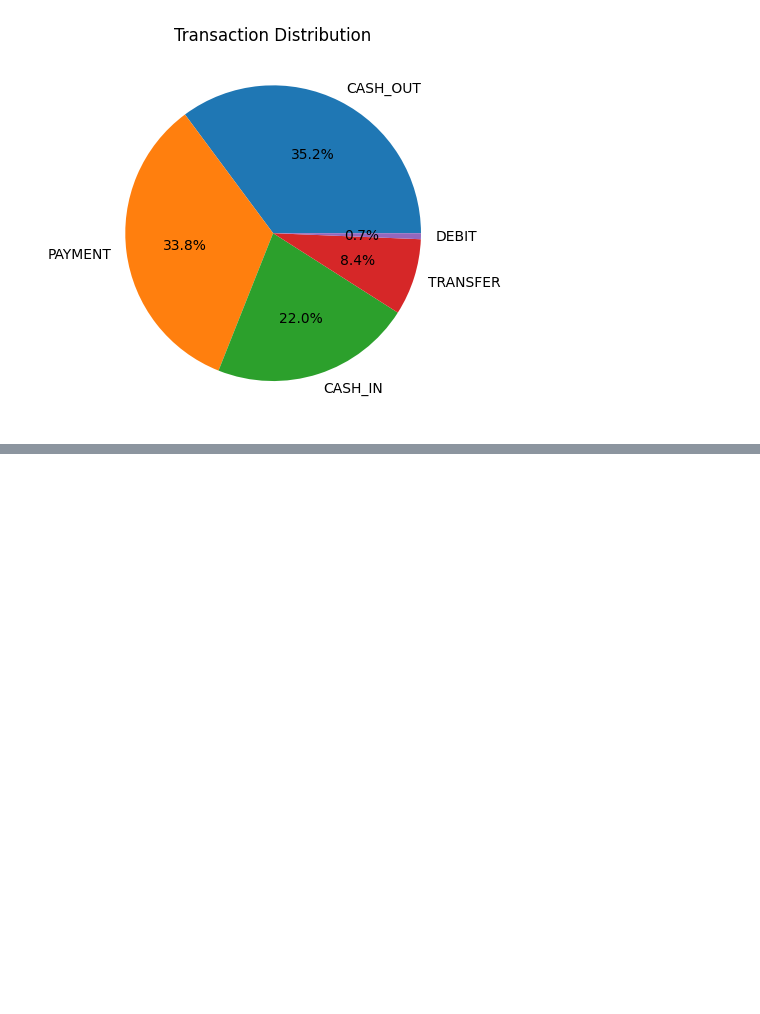
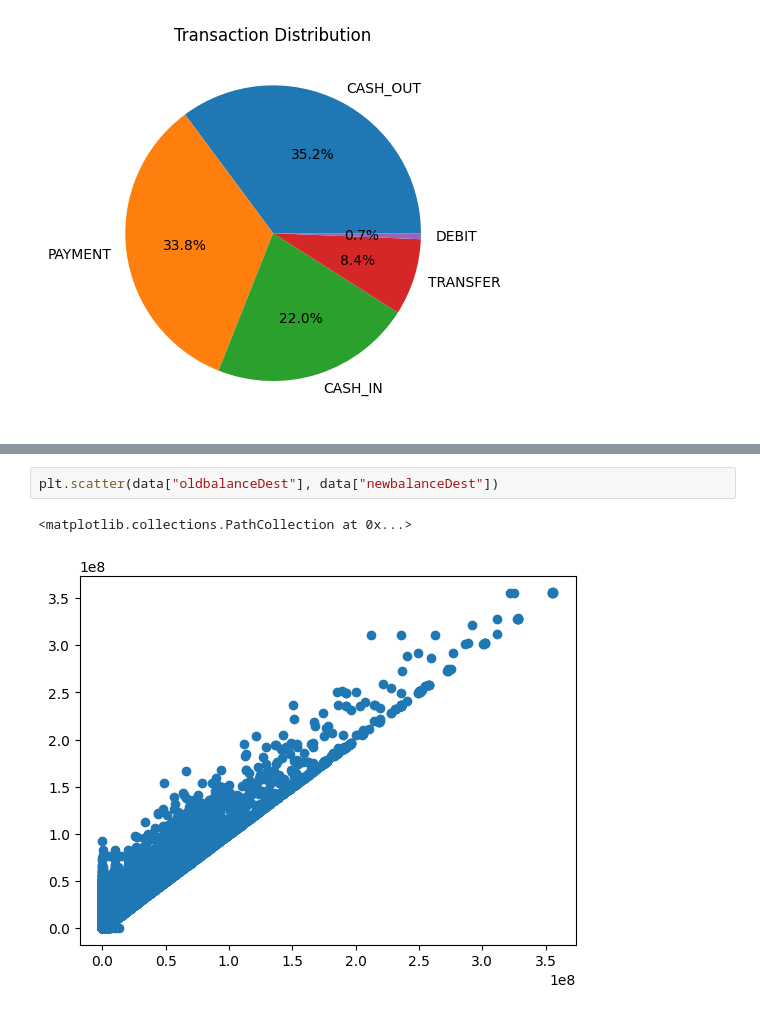
Before and after one commit to CZhakshylykova/MM0004-falcon-eye, a Jupyter notebook: submissions/sds-members/cholpon-zhakshylyova/cholpon_zhakshylykova_finfraud_mission.ipynb, the cells around one changed output, grey strips where cells are left out. Drawn from its saved outputs; the diff is of its cells as text; blank space fills up the shorter version.

```diff
--- a/submissions/sds-members/cholpon-zhakshylyova/cholpon_zhakshylykova_finfraud_mission.ipynb
+++ b/submissions/sds-members/cholpon-zhakshylyova/cholpon_zhakshylykova_finfraud_mission.ipynb
@@ -142,0 +161,5 @@ data.head()
+# %%
+plt.scatter(data["oldbalanceDest"], data["newbalanceDest"])
+# %% [output]
+<matplotlib.collections.PathCollection at 0x...>
+[figure, added]
```
Also changed, not shown: parts of 6 cells of this notebook.
